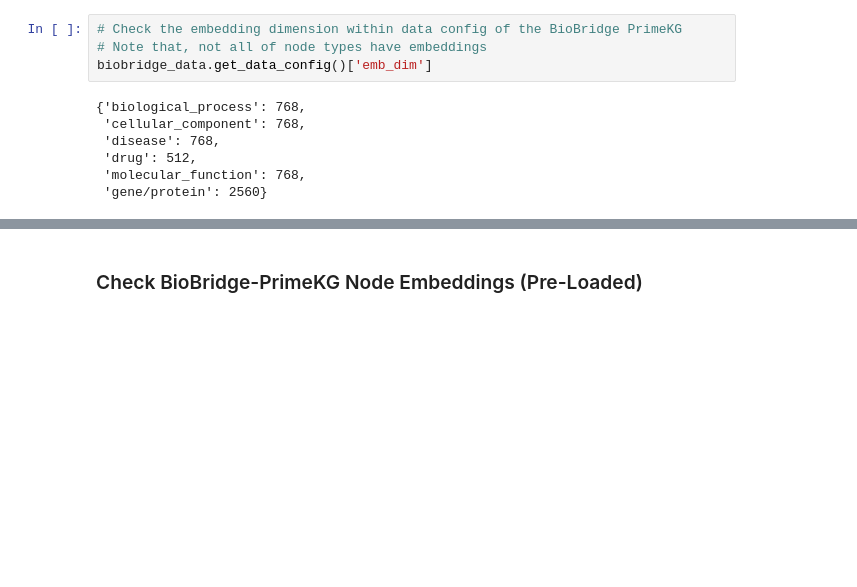
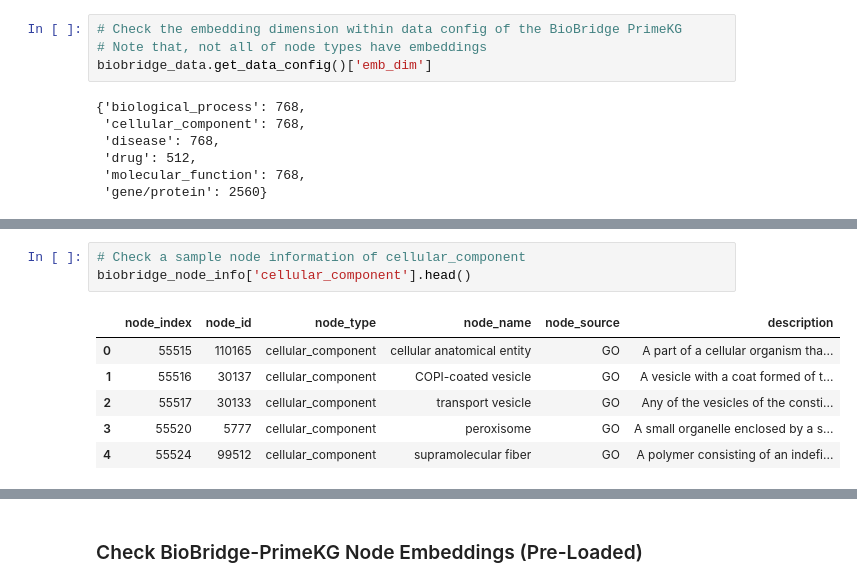
Before and after one commit to varsha1206/AIAgents4Pharma, a Jupyter notebook: docs/notebooks/talk2knowledgegraphs/tutorial_biobridge_primekg_loader.ipynb, the cells around one changed output, grey strips where cells are left out. Drawn from its saved outputs; the diff is of its cells as text; blank space fills up the shorter version.

```diff
--- a/docs/notebooks/talk2knowledgegraphs/tutorial_biobridge_primekg_loader.ipynb
+++ b/docs/notebooks/talk2knowledgegraphs/tutorial_biobridge_primekg_loader.ipynb
@@ -157,0 +195,10 @@ biobridge_data.get_data_config()['emb_dim']
+# %%
+# Check a sample node information of cellular_component
+biobridge_node_info['cellular_component'].head()
+# %% [output]
+|  | node_index | node_id | node_type | node_name | node_source | description |
+| 0 | 55515 | 110165 | cellular_component | cellular anatomical entity | GO | A part of a cellular organism tha... |
+| 1 | 55516 | 30137 | cellular_component | COPI-coated vesicle | GO | A vesicle with a coat formed of t... |
+| 2 | 55517 | 30133 | cellular_component | transport vesicle | GO | Any of the vesicles of the consti... |
+| 3 | 55520 | 5777 | cellular_component | peroxisome | GO | A small organelle enclosed by a s... |
+| 4 | 55524 | 99512 | cellular_component | supramolecular fiber | GO | A polymer consisting of an indefi... |
```
Also changed, not shown: parts of 8 cells of this notebook, 5 other files.
